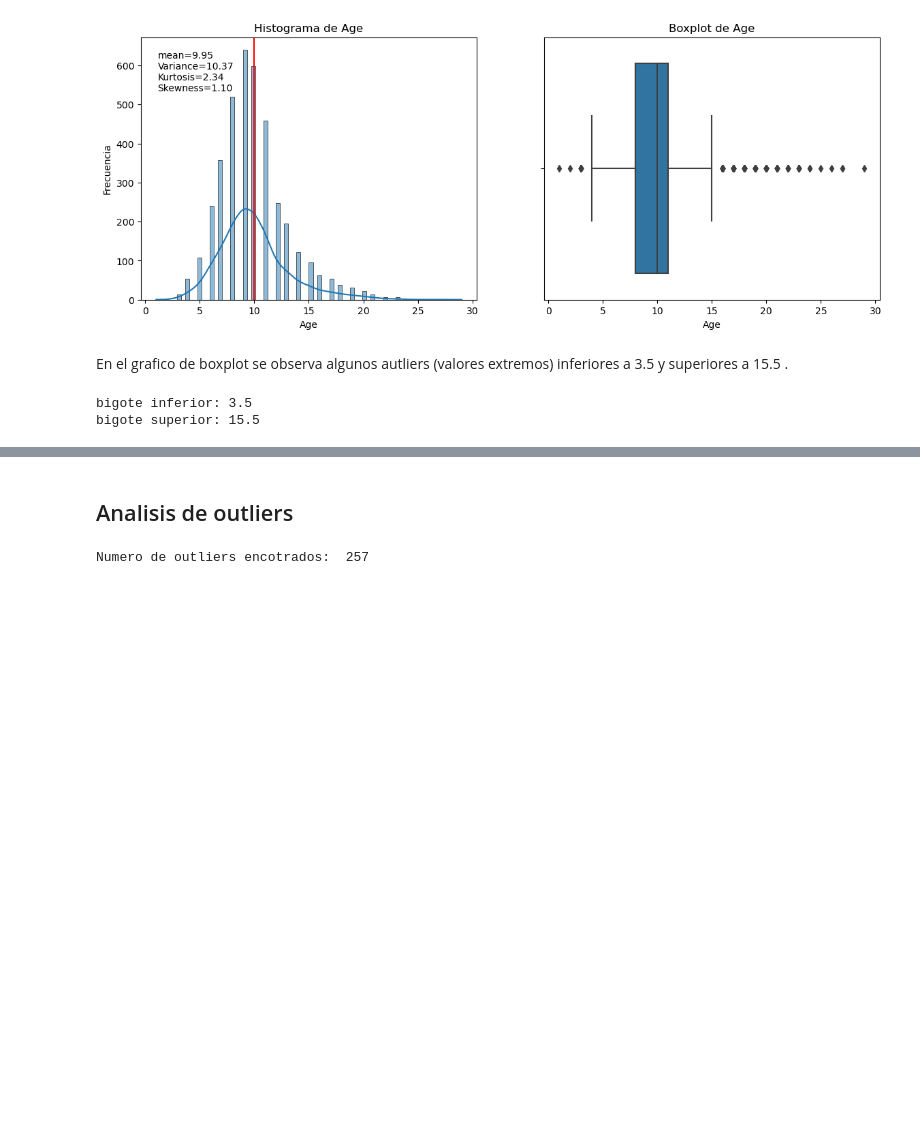
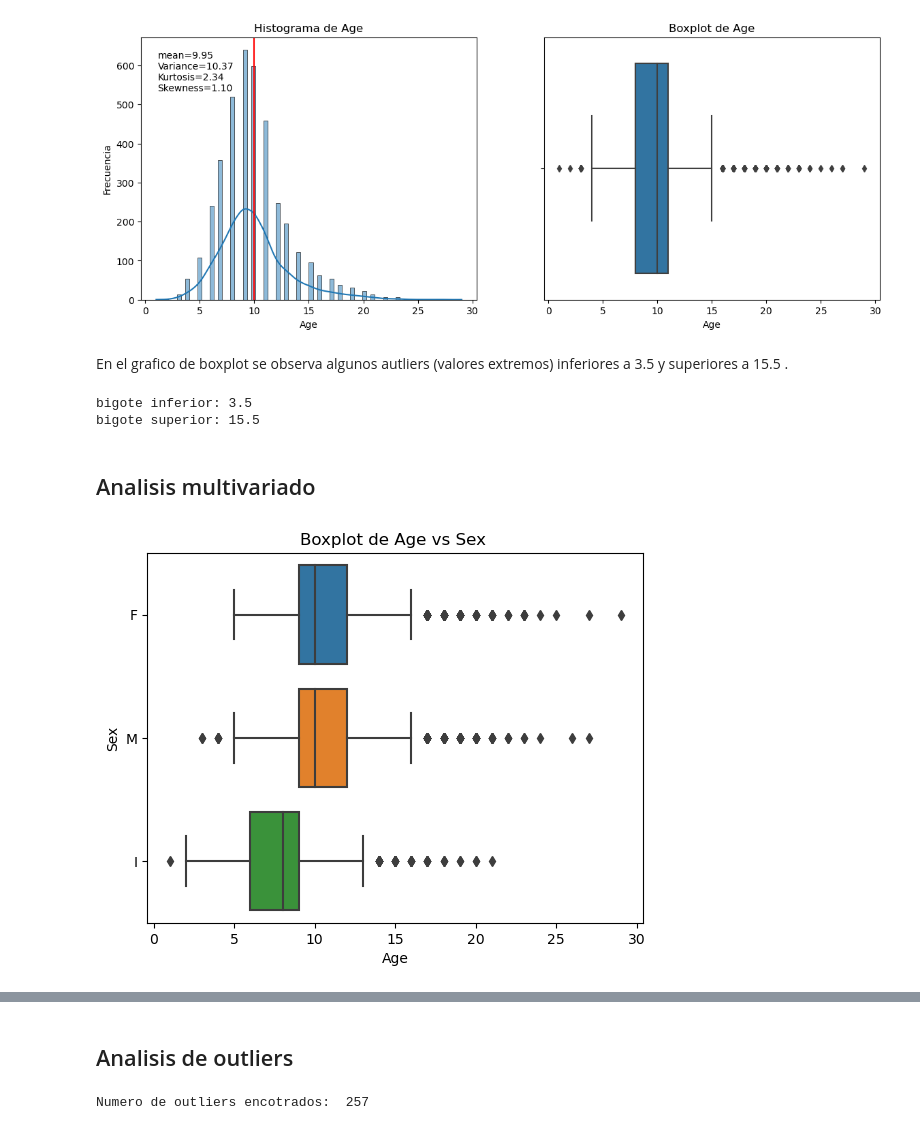
Before and after one commit to MathUPTC/CrabAge, a Jupyter notebook: Notebooks/eda_data.ipynb, the cells around one changed output, grey strips where cells are left out. Saved outputs shown, nothing was run; the diff lists cells and outputs as text; code cells hidden in the pictures; blank space fills up the shorter version.

```diff
--- a/Notebooks/eda_data.ipynb
+++ b/Notebooks/eda_data.ipynb
@@ -180,3 +180,11 @@ print(f"bigote inferior: {inf} \nbigote superior: {sup}")
 # %% [output]
 bigote inferior: 3.5
 bigote superior: 15.5
+# %% [markdown]
+## Analisis multivariado
+# %%
+sns.boxplot(data,x='Age',y="Sex")
+plt.title("Boxplot de Age vs Sex ")
+plt.show()
+# %% [output]
+[figure, added]
```
Also changed, not shown: parts of 6 cells of this notebook.
